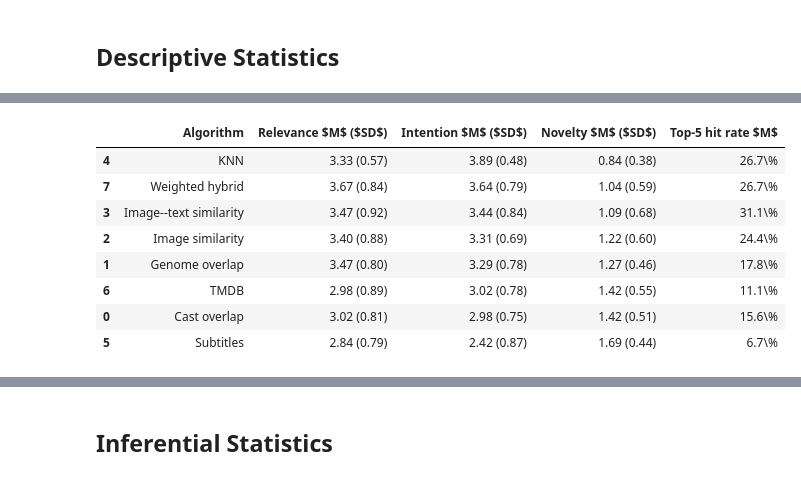
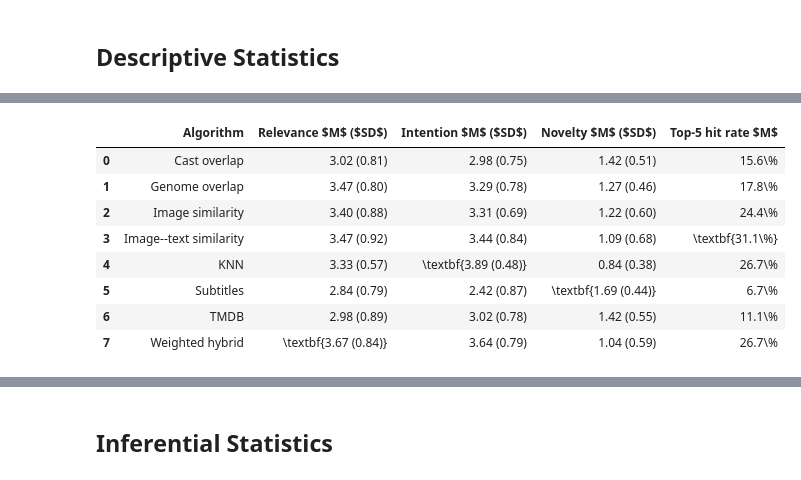
Before and after one commit to elikonrad-aau/ISRS-group4, a Jupyter notebook: evaluation_results/evaluation.ipynb, the cells around one changed output, grey strips where cells are left out. Cells and saved outputs as stored; diff of their text form; code cells hidden in the pictures.

```diff
--- a/evaluation_results/evaluation.ipynb
+++ b/evaluation_results/evaluation.ipynb
@@ -715,12 +680,7 @@ display(algorithm_descriptives_df.round(3))
 algorithm_latex_df = (
     algorithm_descriptives_df
     .copy()
-    .sort_values(
-        "mean_intention",
-        ascending=False,
-    )
 )
-
 
 # Optional: use more readable algorithm names.
 algorithm_name_map = {
@@ -744,46 +704,63 @@ algorithm_latex_df["Algorithm"] = (
     )
 )
 
+algorithm_latex_df = algorithm_latex_df.sort_values("Algorithm")
 
-# Combine means and standard deviations into single columns.
-algorithm_latex_df[
-    r"Relevance $M$ ($SD$)"
-] = algorithm_latex_df.apply(
-    lambda row: (
-        f"{row['mean_relevance']:.2f} "
-        f"({row['sd_relevance']:.2f})"
+
+def format_mean_sd(mean_value, sd_value, is_top):
+    formatted = f"{mean_value:.2f} ({sd_value:.2f})"
+    if is_top:
+        formatted = r"\textbf{" + formatted + "}"
+    return formatted
+
+
+def format_percent(value, is_top):
+    formatted = f"{value * 100:.1f}\\%"
+    if is_top:
+        formatted = r"\textbf{" + formatted + "}"
+    return formatted
+
+
+# Identify the top (highest mean) row per outcome using the raw numeric columns,
+# before formatting into strings.
+top_relevance_idx = algorithm_latex_df["mean_relevance"].idxmax()
+top_intention_idx = algorithm_latex_df["mean_intention"].idxmax()
+top_novelty_idx = algorithm_latex_df["mean_novelty"].idxmax()
+top_hit_rate_idx = algorithm_latex_df["mean_top5_hit_rate"].idxmax()
+
+algorithm_latex_df[r"Relevance $M$ ($SD$)"] = algorithm_latex_df.apply(
+    lambda row: format_mean_sd(
+        row["mean_relevance"],
+        row["sd_relevance"],
+        row.name == top_relevance_idx,
     ),
     axis=1,
 )
 
-algorithm_latex_df[
-    r"Intention $M$ ($SD$)"
-] = algorithm_latex_df.apply(
-    lambda row: (
-        f"{row['mean_intention']:.2f} "
-        f"({row['sd_intention']:.2f})"
+algorithm_latex_df[r"Intention $M$ ($SD$)"] = algorithm_latex_df.apply(
+    lambda row: format_mean_sd(
+        row["mean_intention"],
+        row["sd_intention"],
+        row.name == top_intention_idx,
     ),
     axis=1,
 )
 
-algorithm_latex_df[
-    r"Novelty $M$ ($SD$)"
-] = algorithm_latex_df.apply(
-    lambda row: (
-        f"{row['mean_novelty']:.2f} "
-        f"({row['sd_novelty']:.2f})"
+algorithm_latex_df[r"Novelty $M$ ($SD$)"] = algorithm_latex_df.apply(
+    lambda row: format_mean_sd(
+        row["mean_novelty"],
+        row["sd_novelty"],
+        row.name == top_novelty_idx,
     ),
     axis=1,
 )
 
-
-# Format the mean Top-5 hit rate as a percentage.
-algorithm_latex_df[
-    r"Top-5 hit rate $M$"
-] = algorithm_latex_df[
-    "mean_top5_hit_rate"
-].map(
-    lambda value: f"{value * 100:.1f}\\%"
+algorithm_latex_df[r"Top-5 hit rate $M$"] = algorithm_latex_df.apply(
+    lambda row: format_percent(
+        row["mean_top5_hit_rate"],
+        row.name == top_hit_rate_idx,
+    ),
+    axis=1,
 )
 
 # Retain only the columns intended for the report.
@@ -801,44 +778,45 @@ display(algorithm_latex_df)
 
 latex_code = algorithm_latex_df.to_latex(
     index=False,
     escape=False,
     caption=(
         "Descriptive statistics for the eight recommendation "
-        "algorithms across nine evaluators."
+        "algorithms across nine evaluators. Bold values indicate "
+        "the highest mean for that outcome."
     ),
     label="tab:algorithm-descriptives",
     position="htbp",
     column_format="lcccc",
 )
 
 latex_code = latex_code.replace(
     "\\begin{table}[htbp]\n",
     "\\begin{table}[htbp]\n\\centering\n",
 )
 
 latex_path = (
-    OUTPUT_DIR
-    / "table_algorithm_descriptives.tex"
+        OUTPUT_DIR
+        / "table_algorithm_descriptives.tex"
 )
 
 latex_path.write_text(
     latex_code,
     encoding="utf-8",
 )
 
 print("Saved:", latex_path)
 print()
 print(latex_code)
 # %% [output]
 |  | Algorithm | Relevance $M$ ($SD$) | Intention $M$ ($SD$) | Novelty $M$ ($SD$) | Top-5 hit rate $M$ |
-| 4 | KNN | 3.33 (0.57) | 3.89 (0.48) | 0.84 (0.38) | 26.7\% |
-| 7 | Weighted hybrid | 3.67 (0.84) | 3.64 (0.79) | 1.04 (0.59) | 26.7\% |
-| 3 | Image--text similarity | 3.47 (0.92) | 3.44 (0.84) | 1.09 (0.68) | 31.1\% |
+| 0 | Cast overlap | 3.02 (0.81) | 2.98 (0.75) | 1.42 (0.51) | 15.6\% |
+| 1 | Genome overlap | 3.47 (0.80) | 3.29 (0.78) | 1.27 (0.46) | 17.8\% |
 | 2 | Image similarity | 3.40 (0.88) | 3.31 (0.69) | 1.22 (0.60) | 24.4\% |
-| 1 | Genome overlap | 3.47 (0.80) | 3.29 (0.78) | 1.27 (0.46) | 17.8\% |
+| 3 | Image--text similarity | 3.47 (0.92) | 3.44 (0.84) | 1.09 (0.68) | \textbf{31.1\%} |
+| 4 | KNN | 3.33 (0.57) | \textbf{3.89 (0.48)} | 0.84 (0.38) | 26.7\% |
+| 5 | Subtitles | 2.84 (0.79) | 2.42 (0.87) | \textbf{1.69 (0.44)} | 6.7\% |
 | 6 | TMDB | 2.98 (0.89) | 3.02 (0.78) | 1.42 (0.55) | 11.1\% |
-| 0 | Cast overlap | 3.02 (0.81) | 2.98 (0.75) | 1.42 (0.51) | 15.6\% |
-| 5 | Subtitles | 2.84 (0.79) | 2.42 (0.87) | 1.69 (0.44) | 6.7\% |
+| 7 | Weighted hybrid | \textbf{3.67 (0.84)} | 3.64 (0.79) | 1.04 (0.59) | 26.7\% |
 Saved: /app/evaluation_results/evaluation_outputs/table_algorithm_descriptives.tex
 
 \begin{table}[htbp]
```
Also changed, not shown: parts of 23 cells of this notebook.
